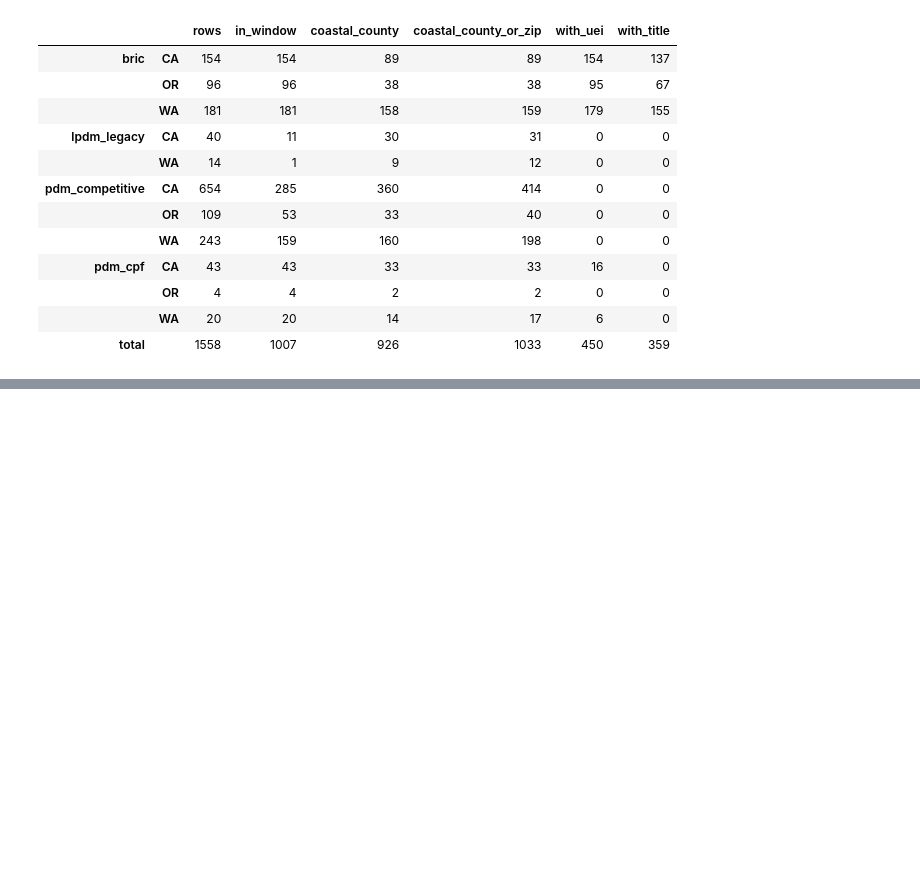
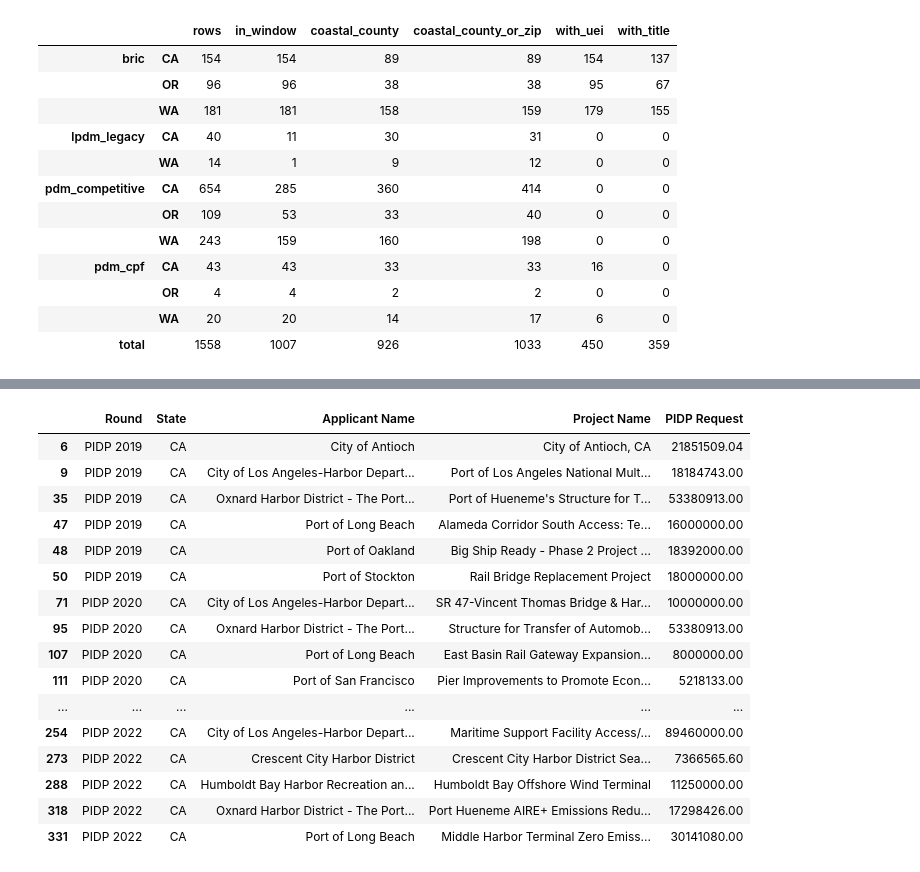
Before and after one commit to zajoseph/coastal-harbor-funding, a Jupyter notebook: notebooks/03_applicant_lists_profile.ipynb, the cells around one changed output, grey strips where cells are left out. Saved outputs shown, nothing was run; the diff lists cells and outputs as text; code cells hidden in the pictures; blank space fills up the shorter version.

```diff
--- a/notebooks/03_applicant_lists_profile.ipynb
+++ b/notebooks/03_applicant_lists_profile.ipynb
@@ -486,0 +532,8 @@ pd.concat([summ, summ.sum().to_frame(("total", "")).T])
+# %%
+pidp = pd.read_excel(latest("marad_pidp", "FY19-26 PIDP Eligible Applicants.xlsx"))
+print("raw column names:", [repr(c) for c in pidp.columns])  # 'Applicant Name ' has a trailing space
+pidp.columns = pidp.columns.str.strip()
+pidp["round_fy"] = pidp["Round"].map(round_fy)
+print(len(pidp), "rows; columns:", list(pidp.columns))
+print("blank cells per column:", pidp.isna().sum().to_dict())
+pd.crosstab(pidp["Round"], pidp["State"].where(pidp["State"].isin(PACIFIC), "other"), margins=True)
@@ -486,0 +592,20 @@ pd.concat([summ, summ.sum().to_frame(("total", "")).T])
+# %%
+pidp[pidp["State"].isin(PACIFIC)].sort_values(["State", "round_fy"])[["Round", "State", "Applicant Name", "Project Name", "PIDP Request"]].head(25)
+# %% [output]
+|  | Round | State | Applicant Name | Project Name | PIDP Request |
+| 6 | PIDP 2019 | CA | City of Antioch | City of Antioch, CA | 21851509.04 |
+| 9 | PIDP 2019 | CA | City of Los Angeles-Harbor Depart... | Port of Los Angeles National Mult... | 18184743.00 |
+| 35 | PIDP 2019 | CA | Oxnard Harbor District - The Port... | Port of Hueneme's Structure for T... | 53380913.00 |
+| 47 | PIDP 2019 | CA | Port of Long Beach | Alameda Corridor South Access: Te... | 16000000.00 |
+| 48 | PIDP 2019 | CA | Port of Oakland | Big Ship Ready - Phase 2 Project ... | 18392000.00 |
+| 50 | PIDP 2019 | CA | Port of Stockton | Rail Bridge Replacement Project | 18000000.00 |
+| 71 | PIDP 2020 | CA | City of Los Angeles-Harbor Depart... | SR 47-Vincent Thomas Bridge & Har... | 10000000.00 |
+| 95 | PIDP 2020 | CA | Oxnard Harbor District - The Port... | Structure for Transfer of Automob... | 53380913.00 |
+| 107 | PIDP 2020 | CA | Port of Long Beach | East Basin Rail Gateway Expansion... | 8000000.00 |
+| 111 | PIDP 2020 | CA | Port of San Francisco | Pier Improvements to Promote Econ... | 5218133.00 |
+| ... | ... | ... | ... | ... | ... |
+| 254 | PIDP 2022 | CA | City of Los Angeles-Harbor Depart... | Maritime Support Facility Access/... | 89460000.00 |
+| 273 | PIDP 2022 | CA | Crescent City Harbor District | Crescent City Harbor District Sea... | 7366565.60 |
+| 288 | PIDP 2022 | CA | Humboldt Bay Harbor Recreation an... | Humboldt Bay Offshore Wind Terminal | 11250000.00 |
+| 318 | PIDP 2022 | CA | Oxnard Harbor District - The Port... | Port Hueneme AIRE+ Emissions Redu... | 17298426.00 |
+| 331 | PIDP 2022 | CA | Port of Long Beach | Middle Harbor Terminal Zero Emiss... | 30141080.00 |
```
Also changed, not shown: parts of 23 cells of this notebook, 4 other files.
